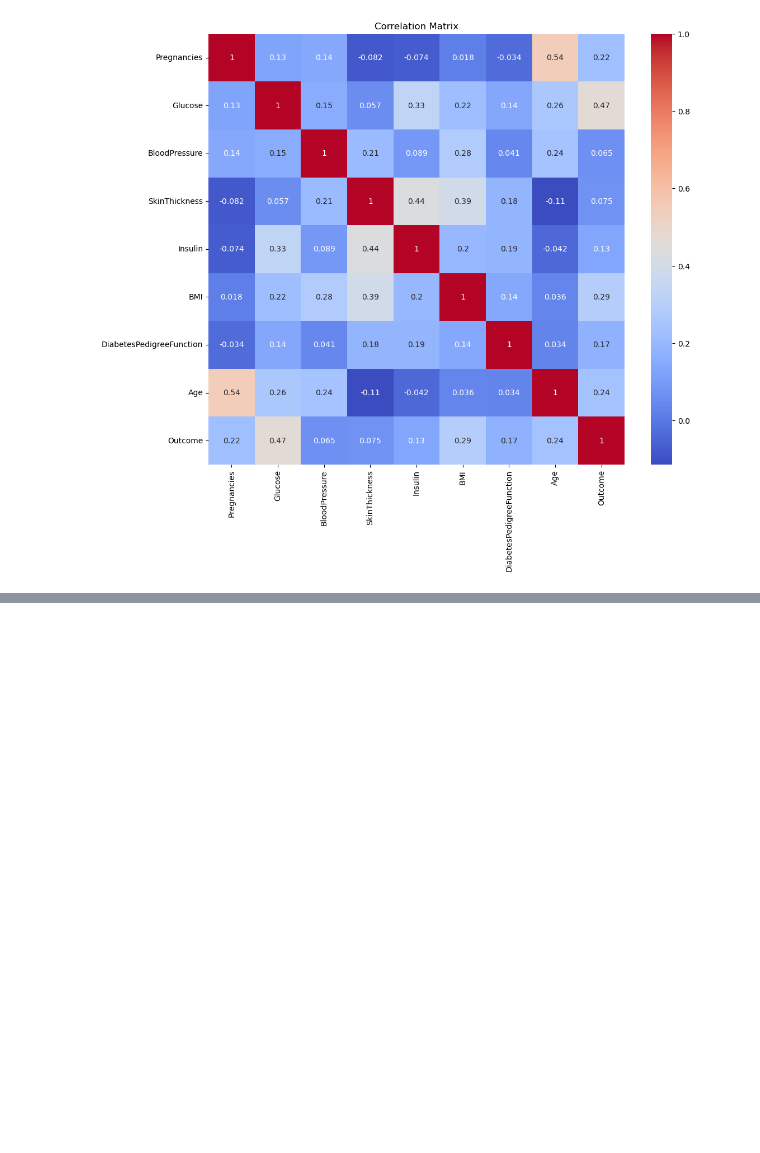
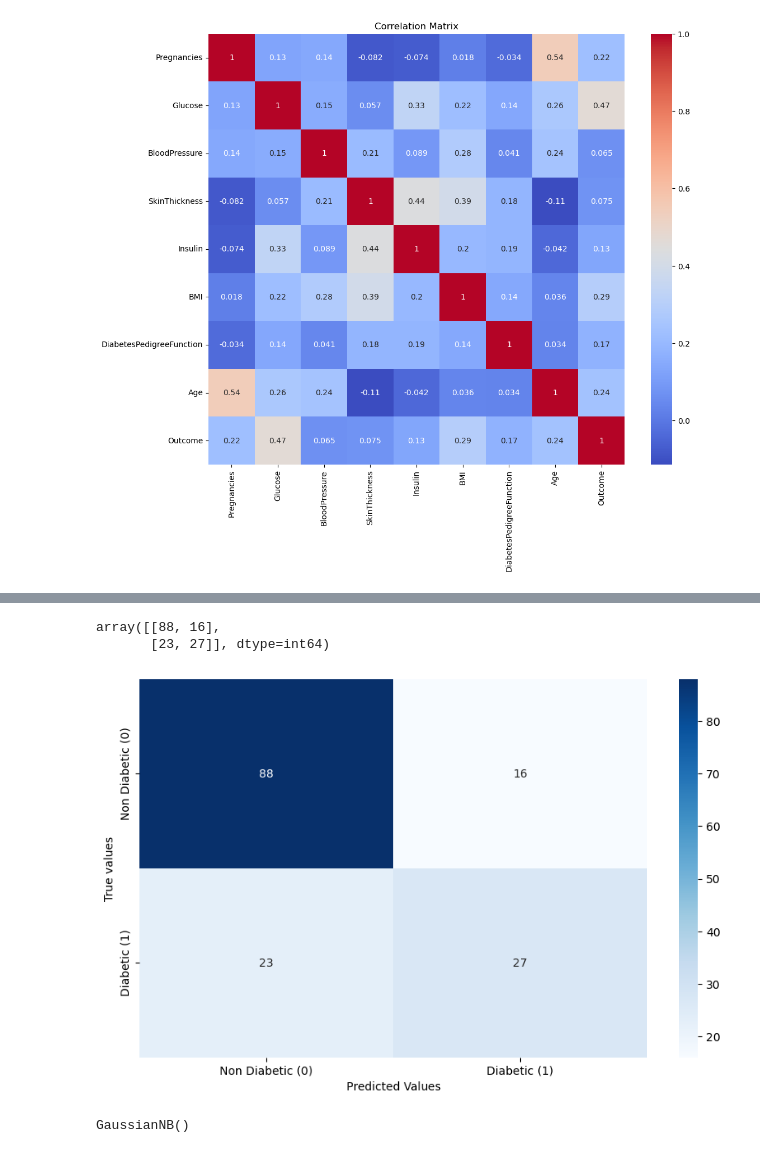
Before and after one commit to Aiviloxii/Playground2, a Jupyter notebook: Case Study 2.ipynb, the cells around one changed output, grey strips where cells are left out. Saved outputs shown, nothing was run; the diff lists cells and outputs as text; code cells hidden in the pictures; blank space fills up the shorter version.

```diff
--- a/Case Study 2.ipynb
+++ b/Case Study 2.ipynb
@@ -236,0 +436,5 @@ plt.show()
+# %%
+#using Support Vector Machines
+svm = SVC(kernel='linear')
+
+svm.fit(X_train, y_train)
@@ -236,0 +443,4 @@ plt.show()
+# %%
+svm_pred = svm.predict(X_test)
+
+svm_pred
@@ -236,0 +471,23 @@ plt.show()
+# %%
+com2 = confusion_matrix(y_test, svm_pred)
+
+com2
+# %% [output]
+array([[88, 16],
+       [23, 27]], dtype=int64)
+# %%
+plt.figure(figsize=(10,6))
+sns.heatmap(com2, annot=True, cmap="Blues", xticklabels=label, yticklabels=label)
+plt.xlabel("Predicted Values")
+plt.ylabel("True values")
+
+plt.show()
+# %% [output]
+[figure, added]
+# %%
+# using Naive Bayes
+nb = GaussianNB()
+
+nb.fit(X_train, y_train)
+# %% [output]
+GaussianNB()
```
Also changed, not shown: parts of 36 cells of this notebook.
